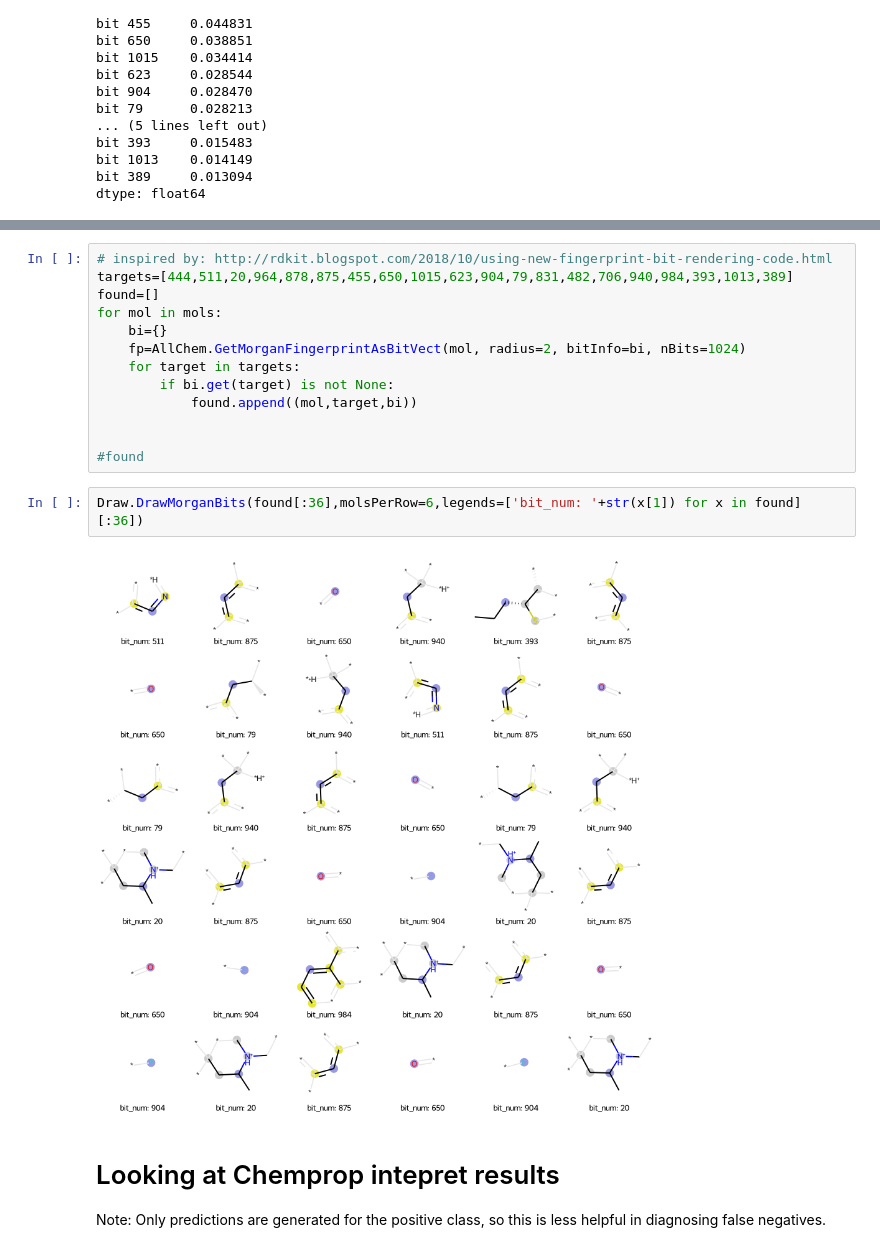
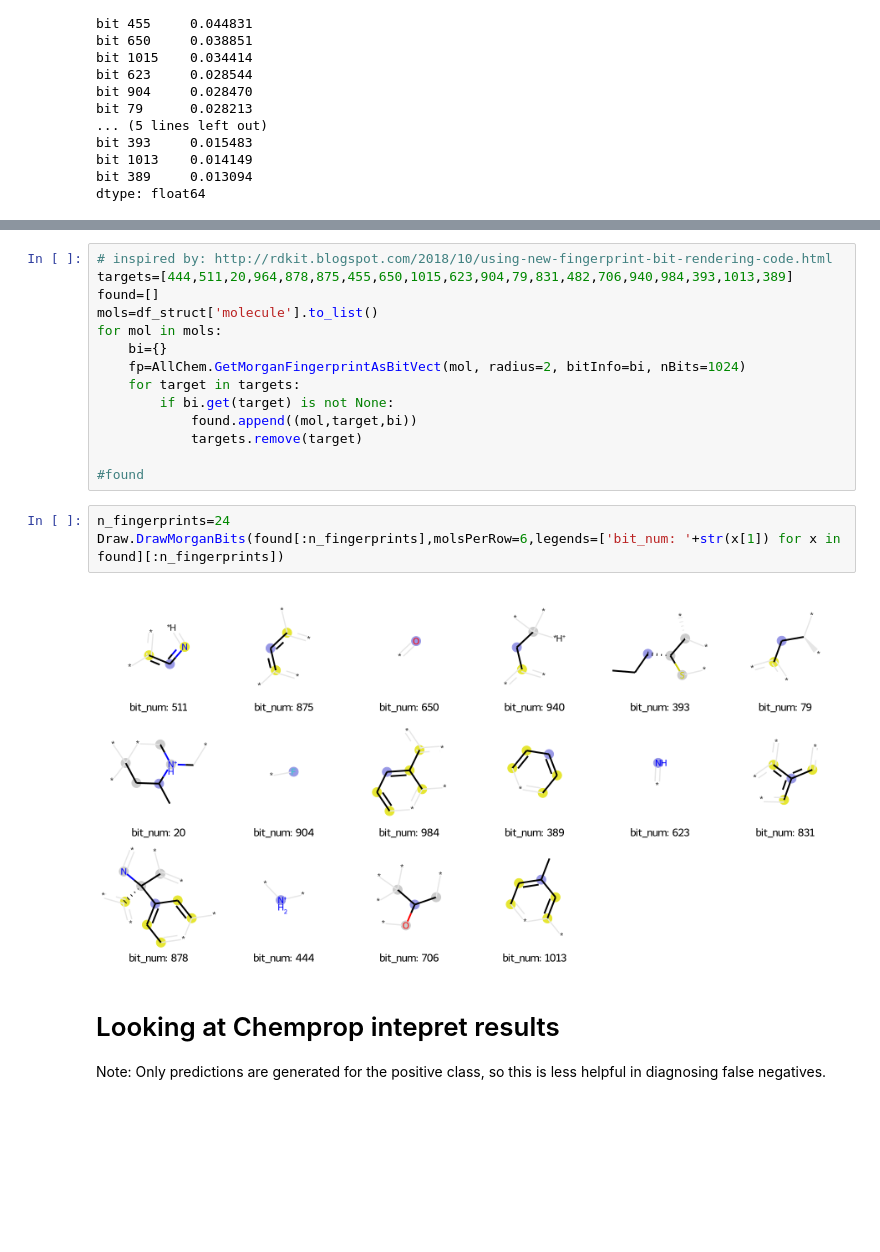
Before and after one commit to PJMichaels/Chemistry-Capstone, a Jupyter notebook: Bace_Eval.ipynb, the cells around one changed output, grey strips where cells are left out. Drawn from its saved outputs; the diff is of its cells as text; blank space fills up the shorter version.

Commit message:
cleaned up visualizations

```diff
--- a/Bace_Eval.ipynb
+++ b/Bace_Eval.ipynb
@@ -215,19 +249,21 @@ dtype: float64
 # inspired by: http://rdkit.blogspot.com/2018/10/using-new-fingerprint-bit-rendering-code.html
 targets=[444,511,20,964,878,875,455,650,1015,623,904,79,831,482,706,940,984,393,1013,389]
 found=[]
+mols=df_struct['molecule'].to_list()
 for mol in mols:
     bi={}
     fp=AllChem.GetMorganFingerprintAsBitVect(mol, radius=2, bitInfo=bi, nBits=1024)
     for target in targets:
         if bi.get(target) is not None:
             found.append((mol,target,bi))
-
+            targets.remove(target)
 
 #found
 # %%
-Draw.DrawMorganBits(found[:36],molsPerRow=6,legends=['bit_num: '+str(x[1]) for x in found][:36])
+n_fingerprints=24
+Draw.DrawMorganBits(found[:n_fingerprints],molsPerRow=6,legends=['bit_num: '+str(x[1]) for x in found][:n_fingerprints])
 # %% [output]
-[figure, old version]
+[figure, new version]
 # %% [markdown]
 # Looking at Chemprop intepret results
 
```
Also changed, not shown: parts of 8 cells of this notebook.
